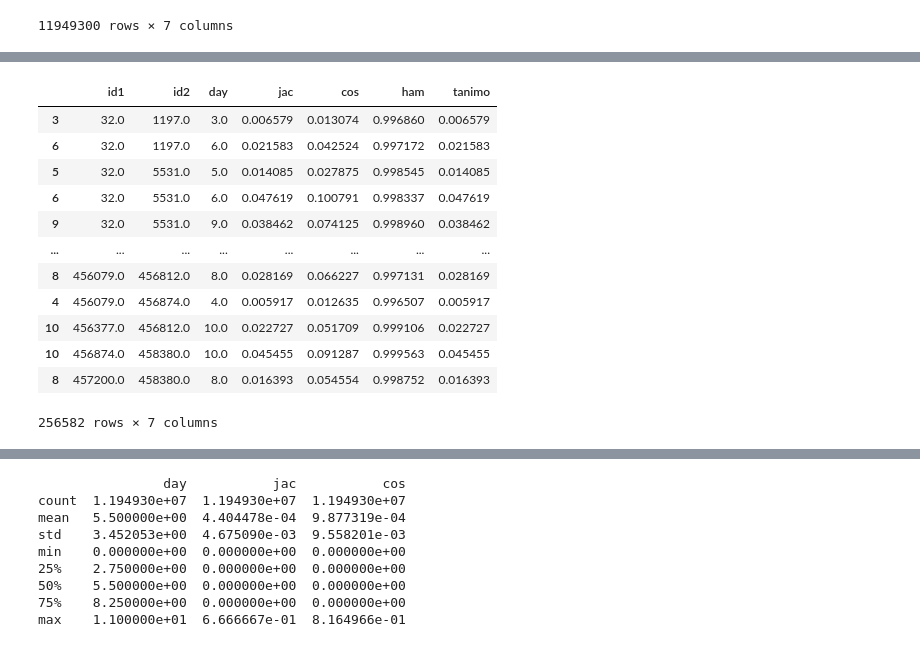
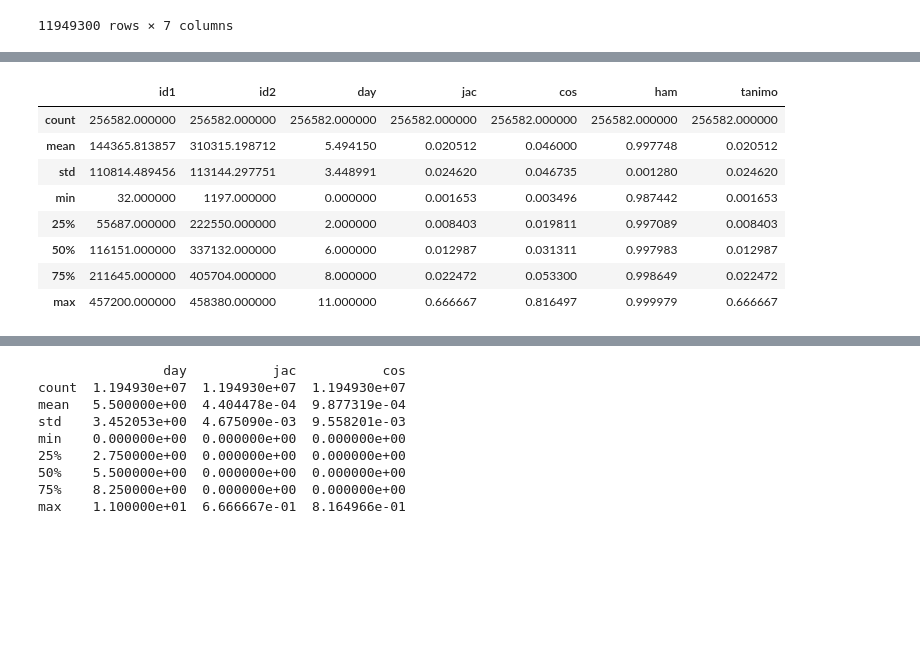
Before and after one commit to Yiran6/app_baseddata_processing, a Jupyter notebook: app_based_dt_check.ipynb, the cells around one changed output, grey strips where cells are left out. Drawn from its saved outputs; the diff is of its cells as text; code cells hidden in the pictures; blank space fills up the shorter version.

```diff
--- a/app_based_dt_check.ipynb
+++ b/app_based_dt_check.ipynb
@@ -670,16 +732,12 @@ sim_result_idsameday
 # %%
-sim_result_idsameday[sim_result_idsameday['jac']!=0]
+sim_result_idsameday[sim_result_idsameday['jac']!=0].describe()
 # %% [output]
 |  | id1 | id2 | day | jac | cos | ham | tanimo |
-| 3 | 32.0 | 1197.0 | 3.0 | 0.006579 | 0.013074 | 0.996860 | 0.006579 |
-| 6 | 32.0 | 1197.0 | 6.0 | 0.021583 | 0.042524 | 0.997172 | 0.021583 |
-| 5 | 32.0 | 5531.0 | 5.0 | 0.014085 | 0.027875 | 0.998545 | 0.014085 |
-| 6 | 32.0 | 5531.0 | 6.0 | 0.047619 | 0.100791 | 0.998337 | 0.047619 |
-| 9 | 32.0 | 5531.0 | 9.0 | 0.038462 | 0.074125 | 0.998960 | 0.038462 |
-| ... | ... | ... | ... | ... | ... | ... | ... |
-| 8 | 456079.0 | 456812.0 | 8.0 | 0.028169 | 0.066227 | 0.997131 | 0.028169 |
-| 4 | 456079.0 | 456874.0 | 4.0 | 0.005917 | 0.012635 | 0.996507 | 0.005917 |
-| 10 | 456377.0 | 456812.0 | 10.0 | 0.022727 | 0.051709 | 0.999106 | 0.022727 |
-| 10 | 456874.0 | 458380.0 | 10.0 | 0.045455 | 0.091287 | 0.999563 | 0.045455 |
-| 8 | 457200.0 | 458380.0 | 8.0 | 0.016393 | 0.054554 | 0.998752 | 0.016393 |
+| count | 256582.000000 | 256582.000000 | 256582.000000 | 256582.000000 | 256582.000000 | 256582.000000 | 256582.000000 |
+| mean | 144365.813857 | 310315.198712 | 5.494150 | 0.020512 | 0.046000 | 0.997748 | 0.020512 |
+| std | 110814.489456 | 113144.297751 | 3.448991 | 0.024620 | 0.046735 | 0.001280 | 0.024620 |
+| min | 32.000000 | 1197.000000 | 0.000000 | 0.001653 | 0.003496 | 0.987442 | 0.001653 |
+| 25% | 55687.000000 | 222550.000000 | 2.000000 | 0.008403 | 0.019811 | 0.997089 | 0.008403 |
+| 50% | 116151.000000 | 337132.000000 | 6.000000 | 0.012987 | 0.031311 | 0.997983 | 0.012987 |
+| 75% | 211645.000000 | 405704.000000 | 8.000000 | 0.022472 | 0.053300 | 0.998649 | 0.022472 |
+| max | 457200.000000 | 458380.000000 | 11.000000 | 0.666667 | 0.816497 | 0.999979 | 0.666667 |
-256582 rows × 7 columns
```
Also changed, not shown: parts of 9 cells of this notebook.
